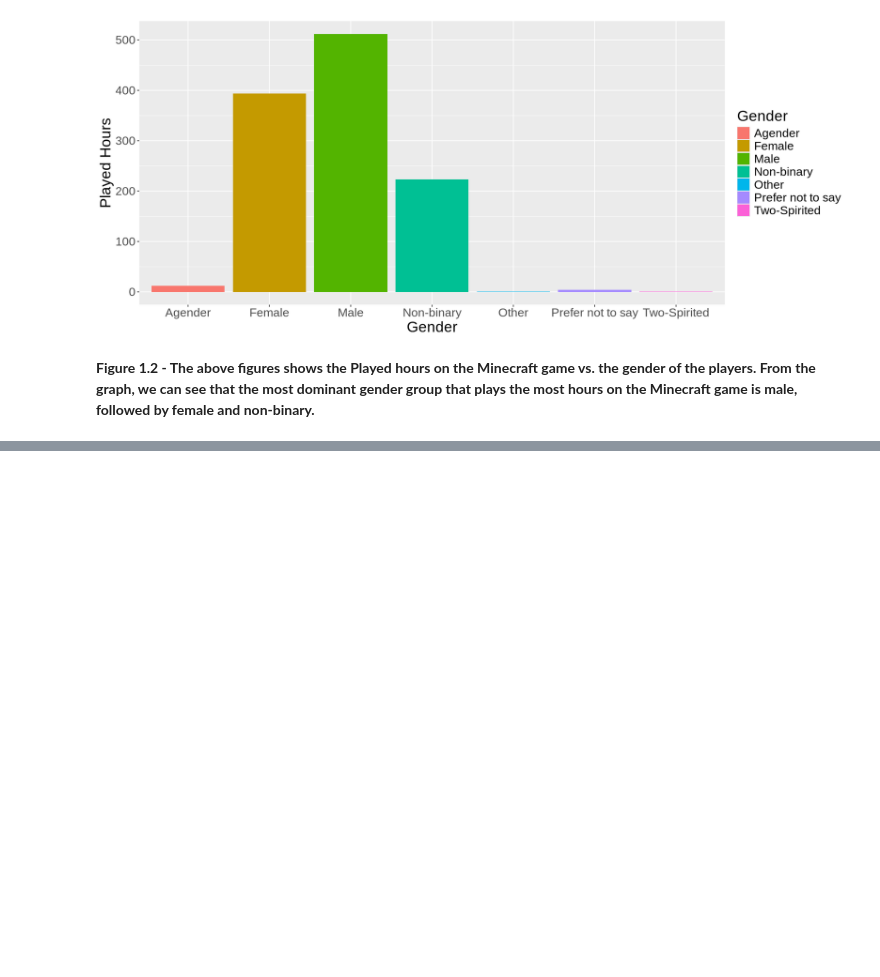
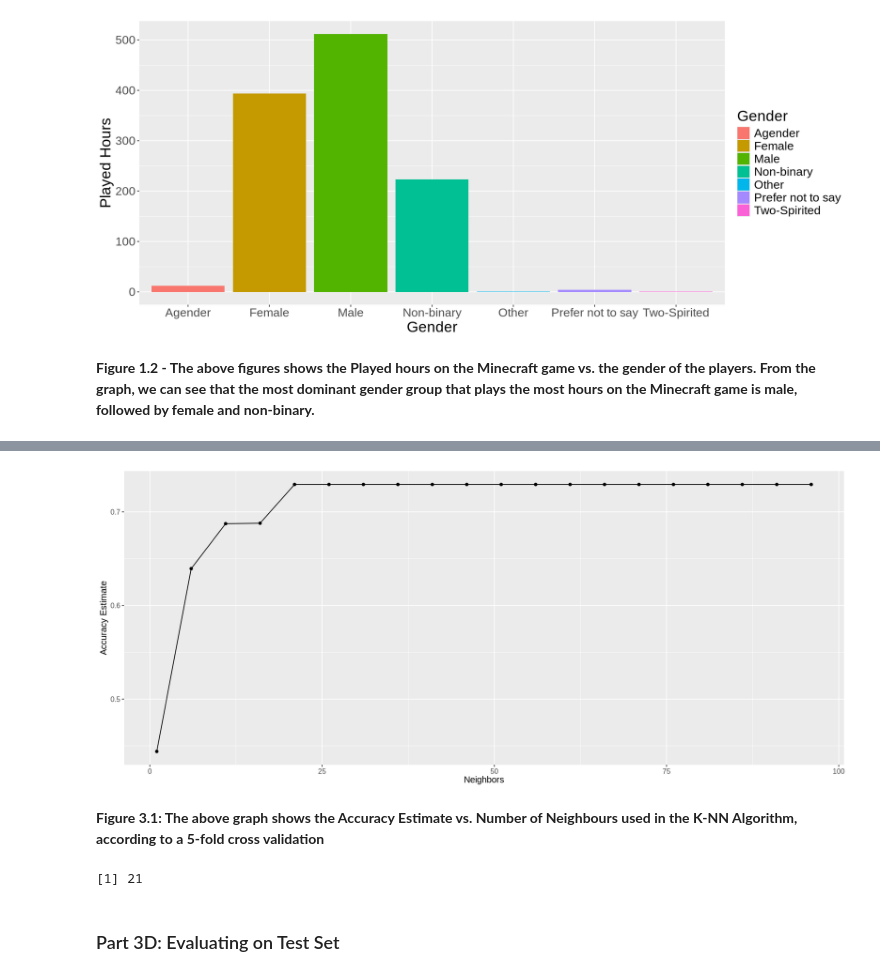
Before and after one commit to aesmccn/dsci100_project2, a Jupyter notebook: project_main.ipynb, the cells around one changed output, grey strips where cells are left out. Cells and saved outputs as stored; diff of their text form; code cells hidden in the pictures; blank space fills up the shorter version.

Commit message:
Built the first model with no proof check, added references, added discussion section with the actual discussion

```diff
--- a/project_main.ipynb
+++ b/project_main.ipynb
@@ -168,0 +355,10 @@ Warning message:
+# %%
+players_vfold_5 <- vfold_cv(player_subtrain, v = 5, strata = high_contributor)
+
+vfold_metrics_5 <- workflow() |>
+                  add_recipe(player_tc_recipe) |>
+                  add_model(knn_spec) |>
+                  fit_resamples(resamples = players_vfold_5) |>
+                  collect_metrics()
+
+vfold_metrics_5
@@ -168,0 +373,18 @@ Warning message:
+# %%
+knn_spec <- nearest_neighbor(weight_func = "rectangular",
+                             neighbors = tune()) |>
+  set_engine("kknn") |>
+  set_mode("classification")
+# %%
+k_vals <- tibble(neighbors = seq(from = 1, to = 100, by = 5))
+
+knn_results <- workflow() |>
+  add_recipe(player_tc_recipe) |>
+  add_model(knn_spec) |>
+  tune_grid(resamples = players_vfold_5, grid = k_vals) |>
+  collect_metrics()
+
+accuracies <- knn_results |>
+  filter(.metric == "accuracy")
+
+accuracies
@@ -168,0 +402,22 @@ Warning message:
+# %%
+accuracy_vs_k <- ggplot(accuracies, aes(x = neighbors, y = mean)) +
+  geom_point() +
+  geom_line() +
+  labs(x = "Neighbors", y = "Accuracy Estimate") +
+  theme(text = element_text(size = 12))
+
+accuracy_vs_k
+# %% [output]
+[figure, added]
+# %% [markdown]
+**Figure 3.1: The above graph shows the Accuracy Estimate vs. Number of Neighbours used in the K-NN Algorithm, according to a 5-fold cross validation**
+# %%
+best_k <- accuracies |>
+        arrange(desc(mean)) |>
+        head(1) |>
+        pull(neighbors)
+best_k
+# %% [output]
+[1] 21
+# %% [markdown]
+### Part 3D: Evaluating on Test Set
```
Also changed, not shown: parts of 29 cells of this notebook.
